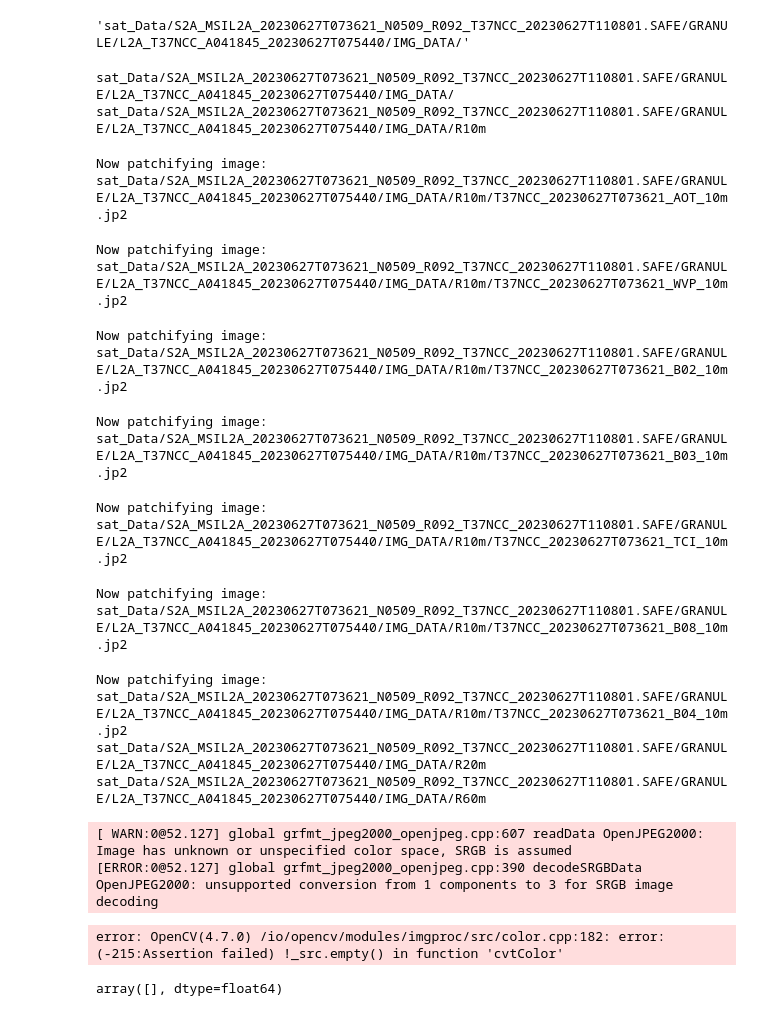
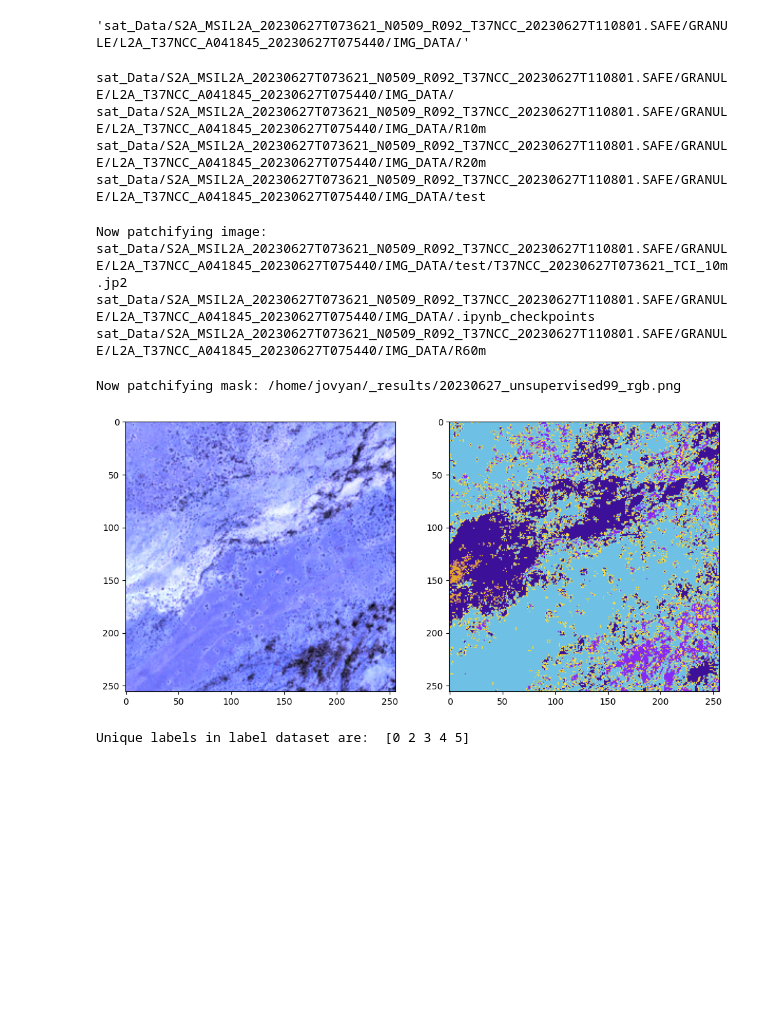
Before and after one commit to mightyMarabu/jupyter_notebooks, a Jupyter notebook: u_net.ipynb, the cells around one changed output. Drawn from its saved outputs; the diff is of its cells as text; code cells hidden in the pictures; blank space fills up the shorter version.

```diff
--- a/u_net.ipynb
+++ b/u_net.ipynb
@@ -71,7 +71,7 @@ image_dataset = []
 for path, subdirs, files in os.walk(root_directory):
     print(path)
     dirname = path.split(os.path.sep)[-1]
-    if dirname == 'R10m':   #Find all 'images' directories
+    if dirname == 'test':   #Find all 'images' directories
         images = os.listdir(path)  #List of all image names in this subdirectory
         for i, image_name in enumerate(images):
             if image_name.endswith(".jp2"):   #Only read jpg images...
@@ -102,21 +102,16 @@ for path, subdirs, files in os.walk(root_directory):
 # %% [output]
 sat_Data/S2A_MSIL2A_20230627T073621_N0509_R092_T37NCC_20230627T110801.SAFE/GRANULE/L2A_T37NCC_A041845_20230627T075440/IMG_DATA/
 sat_Data/S2A_MSIL2A_20230627T073621_N0509_R092_T37NCC_20230627T110801.SAFE/GRANULE/L2A_T37NCC_A041845_20230627T075440/IMG_DATA/R10m
+sat_Data/S2A_MSIL2A_20230627T073621_N0509_R092_T37NCC_20230627T110801.SAFE/GRANULE/L2A_T37NCC_A041845_20230627T075440/IMG_DATA/R20m
+sat_Data/S2A_MSIL2A_20230627T073621_N0509_R092_T37NCC_20230627T110801.SAFE/GRANULE/L2A_T37NCC_A041845_20230627T075440/IMG_DATA/test
-Now patchifying image: sat_Data/S2A_MSIL2A_20230627T073621_N0509_R092_T37NCC_20230627T110801.SAFE/GRANULE/L2A_T37NCC_A041845_20230627T075440/IMG_DATA/R10m/T37NCC_20230627T073621_AOT_10m.jp2
+Now patchifying image: sat_Data/S2A_MSIL2A_20230627T073621_N0509_R092_T37NCC_20230627T110801.SAFE/GRANULE/L2A_T37NCC_A041845_20230627T075440/IMG_DATA/test/T37NCC_20230627T073621_TCI_10m.jp2
+sat_Data/S2A_MSIL2A_20230627T073621_N0509_R092_T37NCC_20230627T110801.SAFE/GRANULE/L2A_T37NCC_A041845_20230627T075440/IMG_DATA/.ipynb_checkpoints
+sat_Data/S2A_MSIL2A_20230627T073621_N0509_R092_T37NCC_20230627T110801.SAFE/GRANULE/L2A_T37NCC_A041845_20230627T075440/IMG_DATA/R60m
-Now patchifying image: sat_Data/S2A_MSIL2A_20230627T073621_N0509_R092_T37NCC_20230627T110801.SAFE/GRANULE/L2A_T37NCC_A041845_20230627T075440/IMG_DATA/R10m/T37NCC_20230627T073621_WVP_10m.jp2
-Now patchifying image: sat_Data/S2A_MSIL2A_20230627T073621_N0509_R092_T37NCC_20230627T110801.SAFE/GRANULE/L2A_T37NCC_A041845_20230627T075440/IMG_DATA/R10m/T37NCC_20230627T073621_B02_10m.jp2
-Now patchifying image: sat_Data/S2A_MSIL2A_20230627T073621_N0509_R092_T37NCC_20230627T110801.SAFE/GRANULE/L2A_T37NCC_A041845_20230627T075440/IMG_DATA/R10m/T37NCC_20230627T073621_B03_10m.jp2
-Now patchifying image: sat_Data/S2A_MSIL2A_20230627T073621_N0509_R092_T37NCC_20230627T110801.SAFE/GRANULE/L2A_T37NCC_A041845_20230627T075440/IMG_DATA/R10m/T37NCC_20230627T073621_TCI_10m.jp2
-Now patchifying image: sat_Data/S2A_MSIL2A_20230627T073621_N0509_R092_T37NCC_20230627T110801.SAFE/GRANULE/L2A_T37NCC_A041845_20230627T075440/IMG_DATA/R10m/T37NCC_20230627T073621_B08_10m.jp2
-Now patchifying image: sat_Data/S2A_MSIL2A_20230627T073621_N0509_R092_T37NCC_20230627T110801.SAFE/GRANULE/L2A_T37NCC_A041845_20230627T075440/IMG_DATA/R10m/T37NCC_20230627T073621_B04_10m.jp2
-sat_Data/S2A_MSIL2A_20230627T073621_N0509_R092_T37NCC_20230627T110801.SAFE/GRANULE/L2A_T37NCC_A041845_20230627T075440/IMG_DATA/R20m
-sat_Data/S2A_MSIL2A_20230627T073621_N0509_R092_T37NCC_20230627T110801.SAFE/GRANULE/L2A_T37NCC_A041845_20230627T075440/IMG_DATA/R60m
 # %%
 #image_dataset
 # %%
-
- #Now do the same as above for masks
- #For this specific dataset we could have added masks to the above code as masks have extension png
+#Now do the same as above for masks
+#For this specific dataset we could have added masks to the above code as masks have extension png
 mask_dataset = []
 for path, subdirs, files in os.walk('/home/jovyan'):
     #print(path)
@@ -124,7 +119,7 @@ for path, subdirs, files in os.walk('/home/jovyan'):
     if dirname == '_results':   #Find all 'images' directories
         masks = os.listdir(path)  #List of all image names in this subdirectory
         for i, mask_name in enumerate(masks):
-            if mask_name.endswith(".tif"):   #Only read png images... (masks in this dataset)
+            if mask_name.endswith(".png"):   #Only read png images... (masks in this dataset)
 
                 mask = cv2.imread(path+"/"+mask_name, 1)  #Read each image as Grey (or color but remember to map each color to an integer)
                 mask = cv2.cvtColor(mask,cv2.COLOR_BGR2RGB)
@@ -147,8 +142,6 @@ for path, subdirs, files in os.walk('/home/jovyan'):
                         single_patch_mask = single_patch_mask[0] #Drop the extra unecessary dimension that patchify adds.
                         mask_dataset.append(single_patch_mask)
 # %% [output]
-[ WARN:0@52.127] global grfmt_jpeg2000_openjpeg.cpp:607 readData OpenJPEG2000: Image has unknown or unspecified color space, SRGB is assumed
-[ERROR:0@52.127] global grfmt_jpeg2000_openjpeg.cpp:390 decodeSRGBData OpenJPEG2000: unsupported conversion from 1 components to 3 for SRGB image decoding
+Now patchifying mask: /home/jovyan/_results/20230627_unsupervised99_rgb.png
-error: OpenCV(4.7.0) /io/opencv/modules/imgproc/src/color.cpp:182: error: (-215:Assertion failed) !_src.empty() in function 'cvtColor'
 # %%
 image_dataset = np.array(image_dataset)
@@ -156,4 +148,15 @@ mask_dataset =  np.array(mask_dataset)
 # %%
-image_dataset
+mask_dataset =  np.array(mask_dataset)
-# %% [output]
-array([], dtype=float64)
+# %%
+#Sanity check, view few mages
+import random
+import numpy as np
+image_number = random.randint(0, len(image_dataset))
+plt.figure(figsize=(12, 6))
+plt.subplot(121)
+plt.imshow(np.reshape(image_dataset[image_number], (patch_size, patch_size, 3)))
+plt.subplot(122)
+plt.imshow(np.reshape(mask_dataset[image_number], (patch_size, patch_size, 3)))
+plt.show()
+# %% [output]
+[figure, added]
@@ -159,0 +203,35 @@ array([], dtype=float64)
+# %%
+label = single_patch_mask
+
+# Now replace RGB to integer values to be used as labels.
+#Find pixels with combination of RGB for the above defined arrays...
+#if matches then replace all values in that pixel with a specific integer
+def rgb_to_2D_label(label):
+    """
+    Suply our labale masks as input in RGB format.
+    Replace pixels with specific RGB values ...
+    """
+    label_seg = np.zeros(label.shape,dtype=np.uint8)
+    label_seg [np.all(label==Building,axis=-1)] = 0
+    label_seg [np.all(label==Land,axis=-1)] = 1
+    label_seg [np.all(label==Road,axis=-1)] = 2
+    label_seg [np.all(label==Vegetation,axis=-1)] = 3
+    label_seg [np.all(label==Water,axis=-1)] = 4
+    label_seg [np.all(label==Unlabeled,axis=-1)] = 5
+
+    label_seg = label_seg[:,:,0]  #Just take the first channel, no need for all 3 channels
+
+    return label_seg
+
+labels = []
+for i in range(mask_dataset.shape[0]):
+    label = rgb_to_2D_label(mask_dataset[i])
+    labels.append(label)
+
+labels = np.array(labels)
+labels = np.expand_dims(labels, axis=3)
+
+
+print("Unique labels in label dataset are: ", np.unique(labels))
+# %% [output]
+Unique labels in label dataset are:  [0 2 3 4 5]
```
Also changed, not shown: parts of 6 cells of this notebook, 2 other files.
